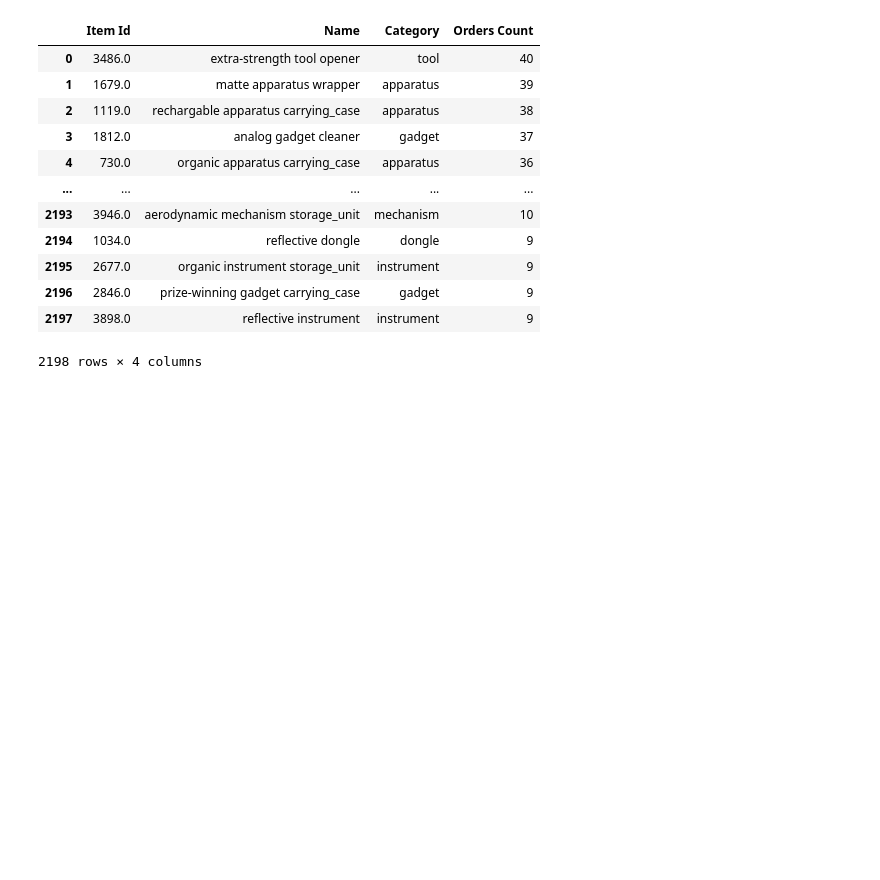
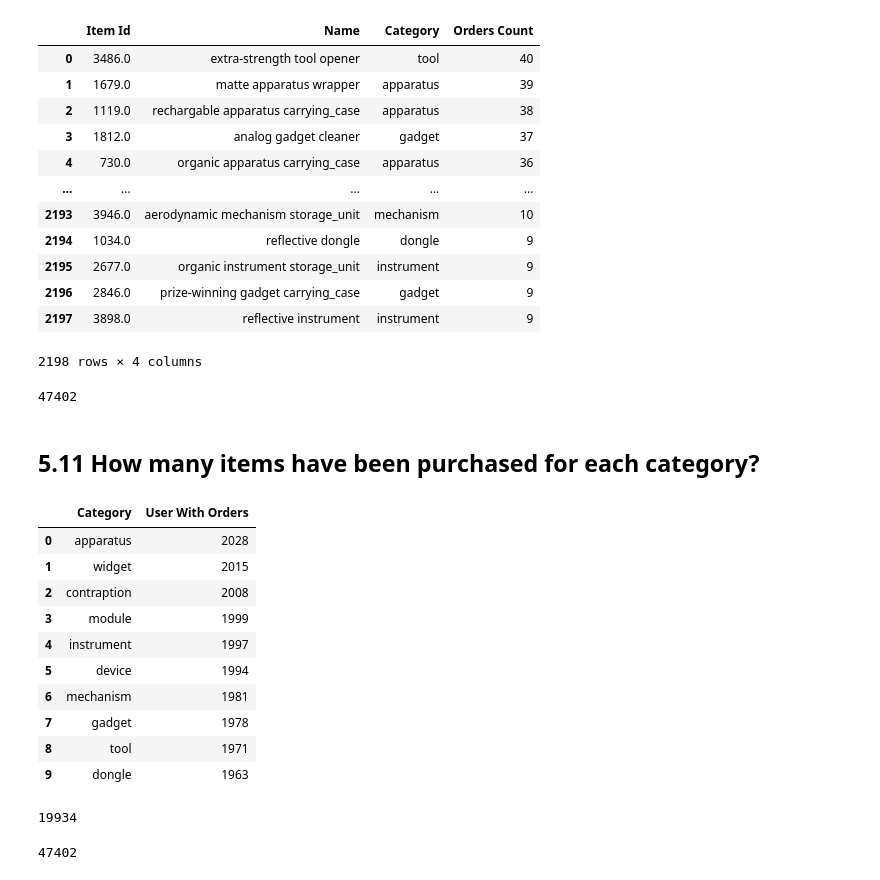
Before and after one commit to H8-Assignments-Bay/finpro-ftds-001-hck-ftds-001-hck-group-002, a Jupyter notebook: h8dsft_FPSG02.ipynb, the cells around one changed output. Saved outputs shown, nothing was run; the diff lists cells and outputs as text; code cells hidden in the pictures; blank space fills up the shorter version.

```diff
--- a/h8dsft_FPSG02.ipynb
+++ b/h8dsft_FPSG02.ipynb
@@ -786,3 +796,43 @@ ORDER BY
 | 2196 | 2846.0 | prize-winning gadget carrying_case | gadget | 9 |
 | 2197 | 3898.0 | reflective instrument | instrument | 9 |
 2198 rows × 4 columns
+# %%
+aaa['Orders Count'].sum()
+# %% [output]
+47402
+# %% [markdown]
+## 5.11 How many items have been purchased for each category?
+# %%
+b = sq1('''
+SELECT
+  o.item_category AS category,
+  COUNT(DISTINCT COALESCE(parent_user_id, user_id)) AS user_with_orders
+FROM
+  orders o
+  JOIN users u ON u.id = o.user_id
+GROUP BY
+  o.item_category
+ORDER BY
+  user_with_orders DESC
+''')
+b
+# %% [output]
+|  | Category | User With Orders |
+| 0 | apparatus | 2028 |
+| 1 | widget | 2015 |
+| 2 | contraption | 2008 |
+| 3 | module | 1999 |
+| 4 | instrument | 1997 |
+| 5 | device | 1994 |
+| 6 | mechanism | 1981 |
+| 7 | gadget | 1978 |
+| 8 | tool | 1971 |
+| 9 | dongle | 1963 |
+# %%
+b['User With Orders'].sum()
+# %% [output]
+19934
+# %%
+user_with_orders_count
+# %% [output]
+47402
```
Also changed, not shown: parts of 10 cells of this notebook.
